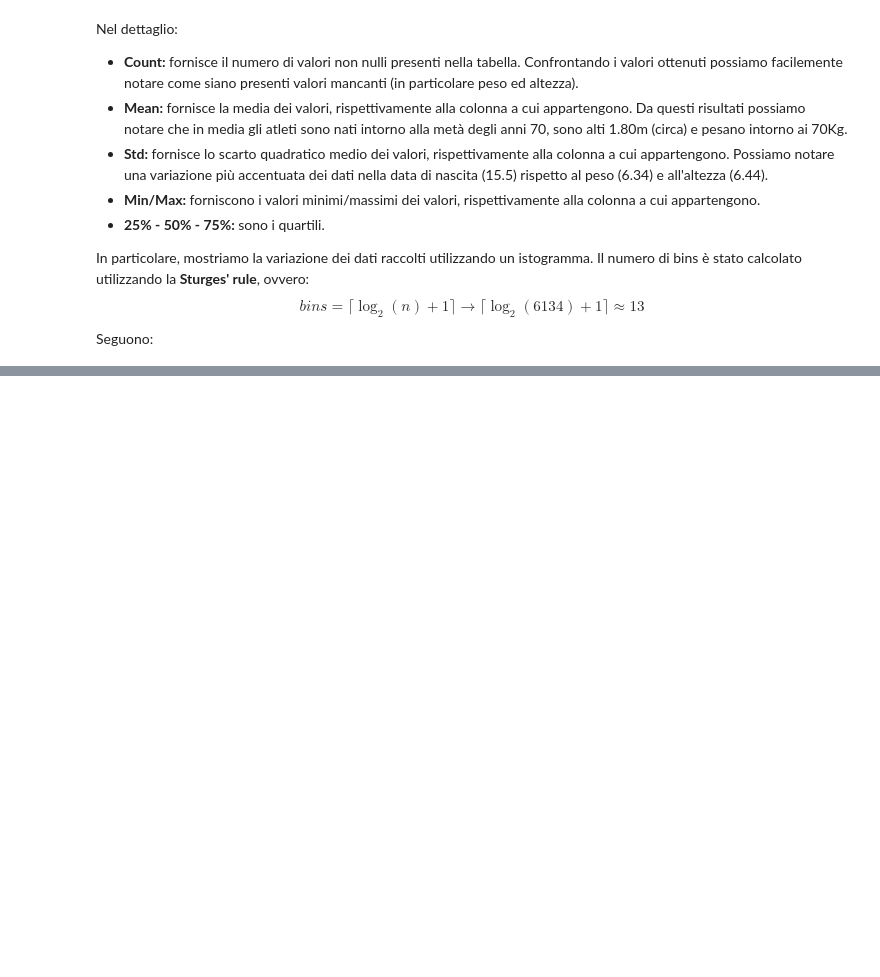
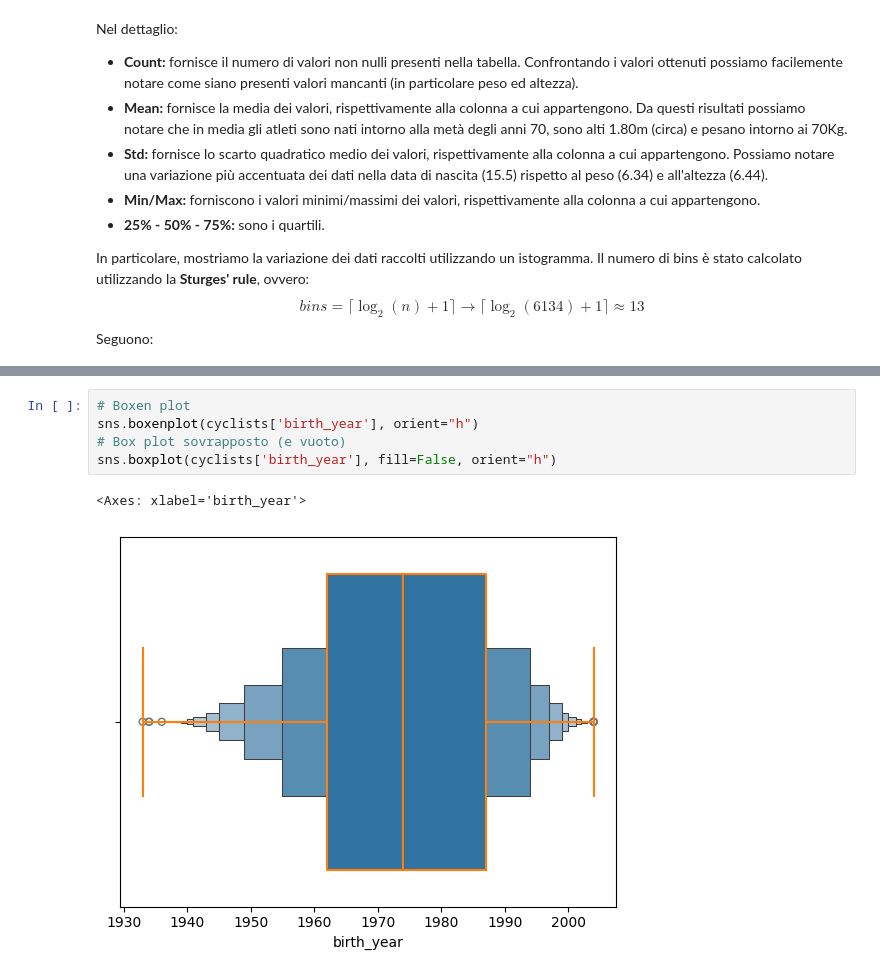
Before and after one commit to cionijacopo/DM-Project-24-25, a Jupyter notebook: TASK_1/Data_Understanding.ipynb, the cells around one changed output, grey strips where cells are left out. Saved outputs shown, nothing was run; the diff lists cells and outputs as text; blank space fills up the shorter version.

```diff
--- a/TASK_1/Data_Understanding.ipynb
+++ b/TASK_1/Data_Understanding.ipynb
@@ -157,0 +182,8 @@ plt.show()
+# %%
+# Boxen plot
+sns.boxenplot(cyclists['birth_year'], orient="h")
+# Box plot sovrapposto (e vuoto)
+sns.boxplot(cyclists['birth_year'], fill=False, orient="h")
+# %% [output]
+<Axes: xlabel='birth_year'>
+[figure, added]
```
Also changed, not shown: parts of 9 cells of this notebook.
